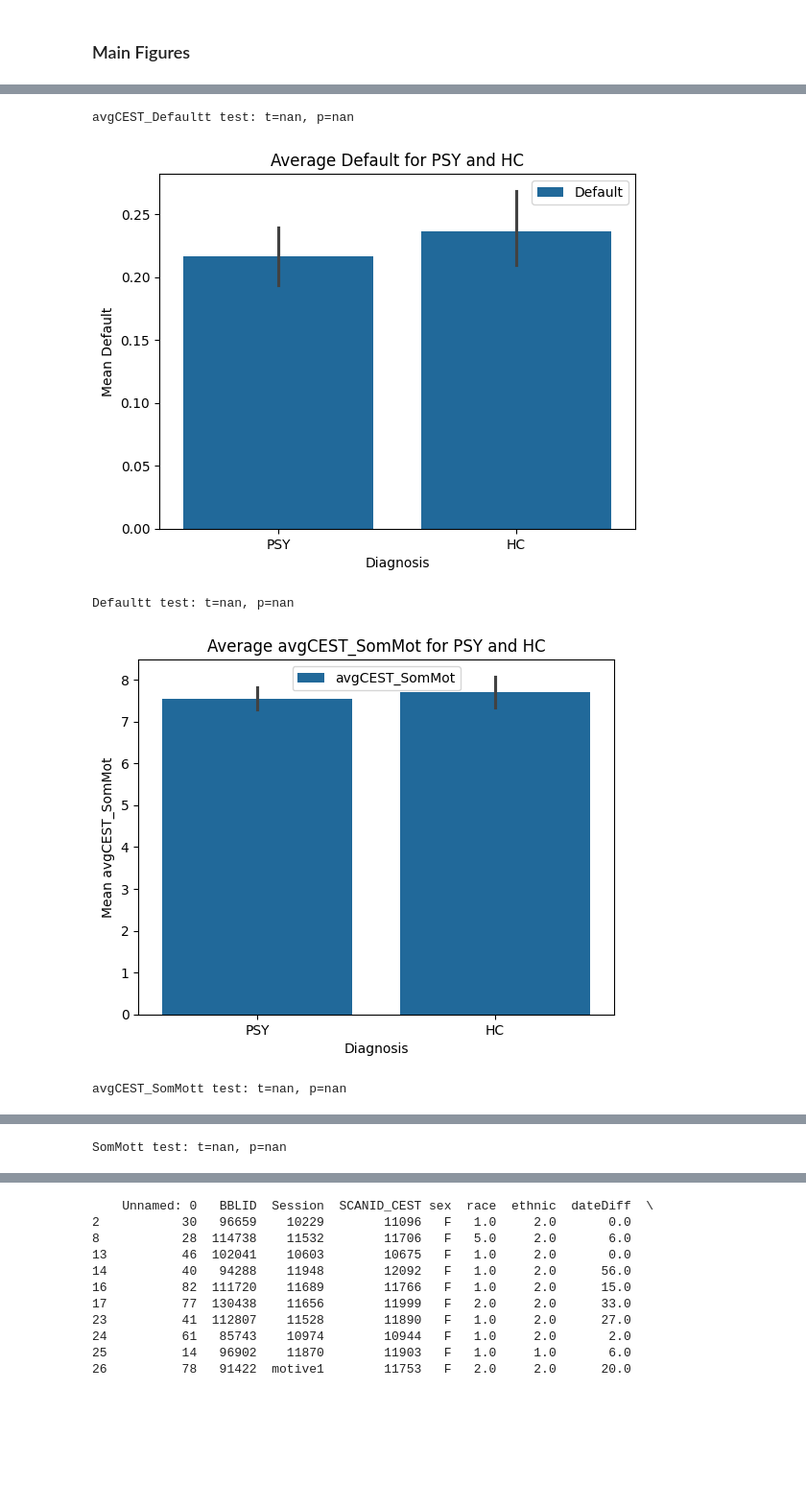
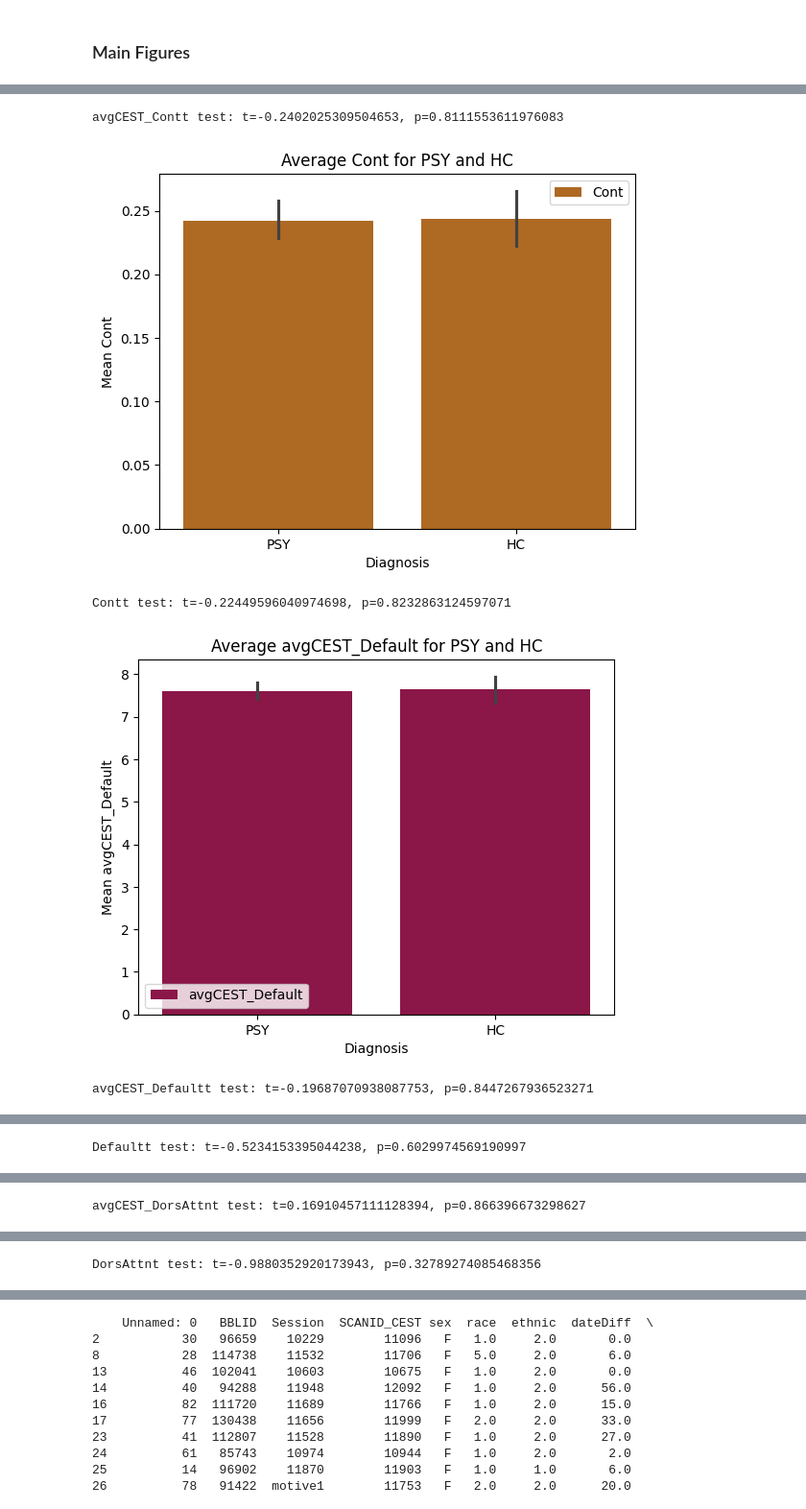
Before and after one commit to pecsok/glucest-rsfmri, a Jupyter notebook: motor_glu_pipeline/motor_figures_SOBP.ipynb, the cells around one changed output, grey strips where cells are left out. Shown at 96% size. Drawn from its saved outputs; the diff is of its cells as text; code cells hidden in the pictures; blank space fills up the shorter version.

```diff
--- a/motor_glu_pipeline/motor_figures_SOBP.ipynb
+++ b/motor_glu_pipeline/motor_figures_SOBP.ipynb
@@ -21,13 +21,14 @@ from scipy.stats import ttest_ind
 # %% [markdown]
 ### Define Paths and Variables
 # %%
-grp_df = pd.read_csv('grp_df_3T_SOBP_trimmed_with_extras.csv')
+grp_df = pd.read_csv('grp_df_3T_SOBP_wba_trimmed_with_extras.csv')
+grp_df = pd.read_csv('grp_df_3T_SOBP_wba.csv')
+
 diag_df = pd.read_csv('diag_df_3T_SOBP.csv')
 
 # Choose what to analyse
-networks = ["Default","SomMot"]
-#network = "SomMot"
-CESTnetworks = ["avgCEST_Default", "ctCEST_Default","avgCEST_SomMot", "ctCEST_SomMot"]
+networks = ["Cont", "Default", "DorsAttn", "Vis", "SalVentAttn", "SomMot", "Limbic"]
+CESTnetworks = ["avgCEST_Cont", "ctCEST_Cont", "avgCEST_Default", "ctCEST_Default","avgCEST_SomMot", "ctCEST_SomMot", "avgCEST_DorsAttn", "ctCEST_DorsAttn", "avgCEST_Vis", "ctCEST_Vis","avgCEST_Limbic", "ctCEST_Limbic",  "avgCEST_SalVentAttn","ctCEST_SalVentAttn"]
 CNB_scores = ["tap_tot"]
 CNB_valids = ["tap_valid"]
 diag_scores = ["hstatus"]
@@ -279,7 +281,8 @@ for network in networks:
     #network="Vis"
     cestcol = "avgCEST_" + network
     metrics = [cestcol, network]
-
+    color = colors.loc[colors['Network'] == network, 'Color'].values[0]
+    sns.set_palette(color)
     for metric in metrics:
         sns.barplot(x='hstatus', y=metric, data=grp_df, estimator='mean', label=metric) #yerr=avg_df[cestcol + '_std'],
         plt.xlabel('Diagnosis')
@@ -288,6 +291,6 @@ for network in networks:
         plt.legend()
         plt.show()
         t_statistic, p_value = ttest_ind(graph_df.loc[graph_df['hstatus'] == 'PSY', metric],
-                                         graph_df.loc[graph_df['hstatus'] == 'F', metric])
+                                         graph_df.loc[graph_df['hstatus'] == 'HC', metric])
         print(metric + 't test: t=' + str(t_statistic) + ', p=' + str(p_value))
 # %% [output]
@@ -295,5 +298,5 @@ for network in networks:
-avgCEST_Defaultt test: t=nan, p=nan
+avgCEST_Contt test: t=-0.2402025309504653, p=0.8111553611976083
-[figure, old version]
+[figure, new version]
-Defaultt test: t=nan, p=nan
+Contt test: t=-0.22449596040974698, p=0.8232863124597071
-[figure, old version]
+[figure, new version]
-avgCEST_SomMott test: t=nan, p=nan
+avgCEST_Defaultt test: t=-0.19687070938087753, p=0.8447267936523271
@@ -301 +304 @@ avgCEST_SomMott test: t=nan, p=nan
-SomMott test: t=nan, p=nan
+Defaultt test: t=-0.5234153395044238, p=0.6029974569190997
@@ -301,0 +306 @@ SomMott test: t=nan, p=nan
+avgCEST_DorsAttnt test: t=0.16910457111128394, p=0.866396673298627
@@ -301,0 +308 @@ SomMott test: t=nan, p=nan
+DorsAttnt test: t=-0.9880352920173943, p=0.32789274085468356
```
Also changed, not shown: parts of 7 cells of this notebook, 21 other files.
